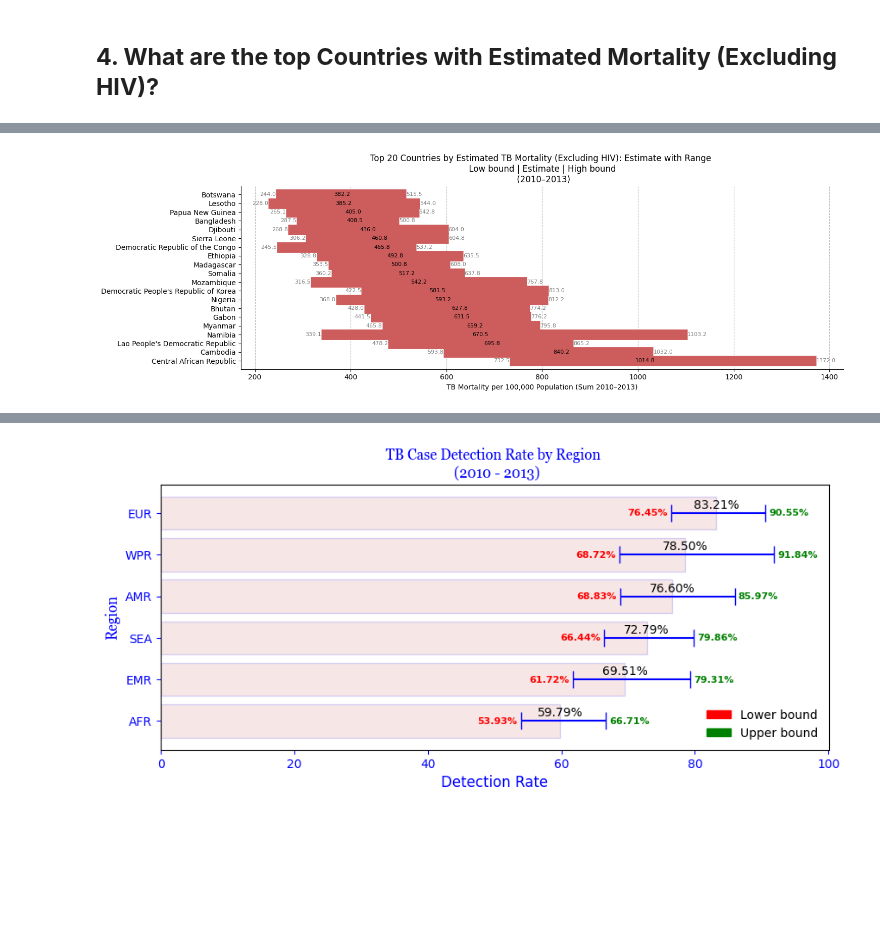
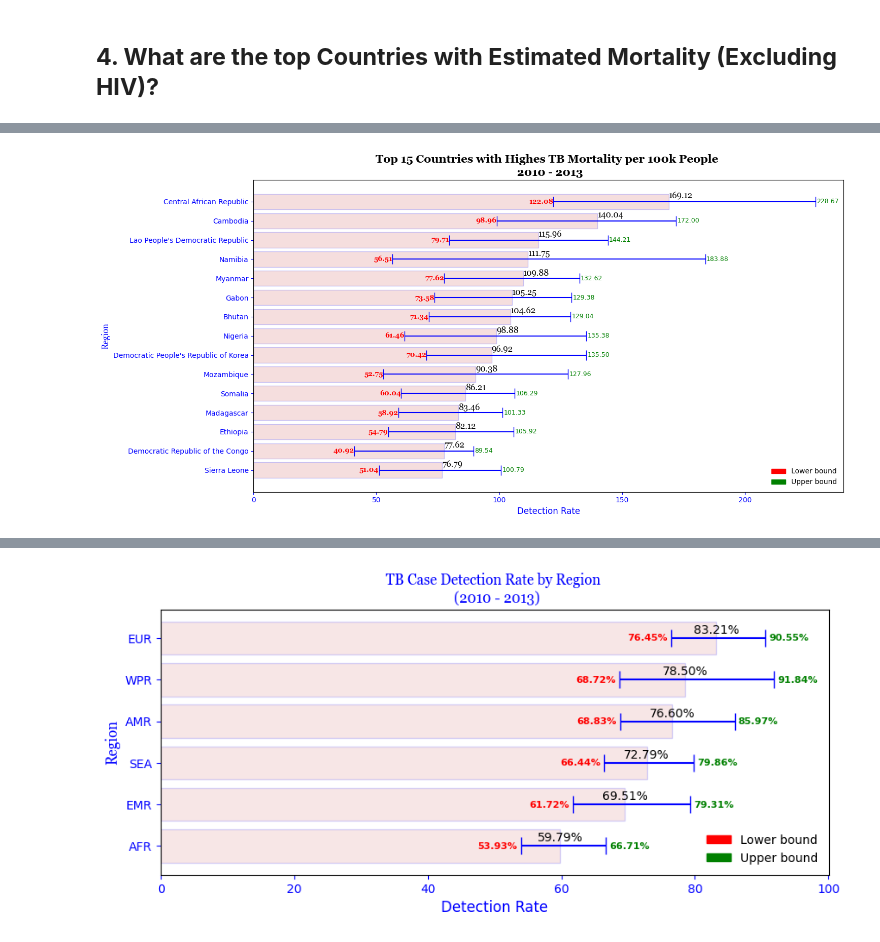
Before and after one commit to murithidenisgitobu/TB-BURDEN-IN-THE-WORLD, a Jupyter notebook: Notebook/TB.ipynb, the cells around one changed output, grey strips where cells are left out. Drawn from its saved outputs; the diff is of its cells as text; code cells hidden in the pictures; blank space fills up the shorter version.

Commit message:
Analytical quiz 3 graph rectification

```diff
--- a/Notebook/TB.ipynb
+++ b/Notebook/TB.ipynb
@@ -476,39 +488,68 @@ tb_mortality_100k_agg.head()
 # %%
-# Estimated mortality of TB cases (all forms, excluding HIV) per 100 000 population plot
-countries = tb_mortality_100k_agg["Country or territory name"]
-low = tb_mortality_100k_agg["Estimated mortality of TB cases (all forms, excluding HIV), per 100 000 population, low bound"]
-high = tb_mortality_100k_agg["Estimated mortality of TB cases (all forms, excluding HIV), per 100 000 population, high bound"]
-estimate = tb_mortality_100k_agg["Estimated mortality of TB cases (all forms, excluding HIV) per 100 000 population"]
+# Define figure and axes
+fig, ax = plt.subplots(figsize=(15, 8))
 
-# Y positions
-y = np.arange(len(countries))
+# Plot barh
+bars = ax.barh(tb_mortality_100k_agg["Country or territory name"],
+              tb_mortality_100k_agg["Estimated mortality of TB cases (all forms, excluding HIV) per 100 000 population"],
+              color="indianred",
+              alpha=0.2,
+              edgecolor="blue"
+              )
 
-# Figure
-fig, ax = plt.subplots(figsize=(15, 5))
+# Add error bars
+ax.errorbar(
+    y=tb_mortality_100k_agg["Country or territory name"],
+    x=tb_mortality_100k_agg["Estimated mortality of TB cases (all forms, excluding HIV) per 100 000 population"],
+    xerr=[tb_mortality_100k_agg["Lower_error"], tb_mortality_100k_agg["Upper_error"]],
+    fmt="none",
+    ecolor="blue",
+    capsize=7)
 
-# Plot a combined chart with, Low bound, Estimate, High bound
-for i in range(len(countries)):
-    ax.hlines(y[i], low.iloc[i], high.iloc[i], color='indianred', linewidth=15)
-    ax.plot(estimate.iloc[i], y[i], color='black')  # point for estimate
+# Add data labels for the estimate
+for i, row in tb_mortality_100k_agg.iterrows():
+    x = row["Estimated mortality of TB cases (all forms, excluding HIV) per 100 000 population"]
+    y = i + 0.2
+    label = f"{x:.2f}"
 
-    # Add data labels
-    ax.text(low.iloc[i] - 0.06, y[i], f'{low.iloc[i]:.1f}', va='center', ha='right', fontsize=8, color='gray')
-    ax.text(high.iloc[i] + 0.06, y[i], f'{high.iloc[i]:.1f}', va='center', ha='left', fontsize=8, color='gray')
-    ax.text(estimate.iloc[i], y[i], f'{estimate.iloc[i]:.1f}', va='center', ha='center', fontsize=8, color='black')
+    ax.text(x, y + 0.1, label, ha='left', va='center', fontsize=12, fontname='Georgia')
 
-# Set axis
-ax.set_yticks(y)
-ax.set_yticklabels(countries)
+# Add Upper error data labels
+for i, row in tb_mortality_100k_agg.iterrows():
+    estimate = row["Estimated mortality of TB cases (all forms, excluding HIV) per 100 000 population"]
+    upper_err = row["Upper_error"]
+    x = estimate + upper_err + 0.5
+    y = i
+    label = f"{estimate + upper_err:.2f}"
 
-ax.set_xlabel('TB Mortality per 100,000 Population (Sum 2010–2013)')
-ax.set_title('Top 20 Countries by Estimated TB Mortality (Excluding HIV): Estimate with Range \n Low bound | Estimate | High bound \n (2010–2013)')
-# Remove spines for cleaner look
-ax.spines[['top', 'right']].set_visible(False)
-plt.grid(axis='x', linestyle='--', alpha=0.9)
-plt.tight_layout()
+    ax.text(x, y, label, fontsize=9, color='green', ha='left', va='center')
+
+# Add lower error labels
+for i, row in tb_mortality_100k_agg.iterrows():
+    x = row["Estimated mortality of TB cases (all forms, excluding HIV) per 100 000 population"] - row["Lower_error"]
+    y = i
+    label = f"{x:.2f}"
+
+    ax.text(x, y, label, va='center', ha="right", fontname="georgia", color="red", fontweight="bold")
+
+# Edit graph area
+ax.set_title("Top 15 Countries with Highes TB Mortality per 100k People \n 2010 - 2013",
+             fontname="georgia",
+             fontsize=16,
+             fontweight="bold")
+
+#  Create custom legend items
+lower_patch = mpatches.Patch(color='red', label='Lower bound')
+upper_patch = mpatches.Patch(color='green', label='Upper bound')
+# Set params
+ax.legend(handles=[lower_patch, upper_patch], loc='lower right', frameon=False)
+ax.set_ylabel("Region", fontname="Georgia", color="blue", fontsize=12)
+ax.set_xlabel("Detection Rate", color="blue", fontsize=12)
+ax.tick_params(axis='both', colors='blue')
+
 plt.show()
 # %% [output]
-[figure, old version]
+[figure, new version]
 # %%
 # Group data by region
 # Get mean for estimated case detection rate, estimated low bound detection rate
```
Also changed, not shown: parts of 3 cells of this notebook.
